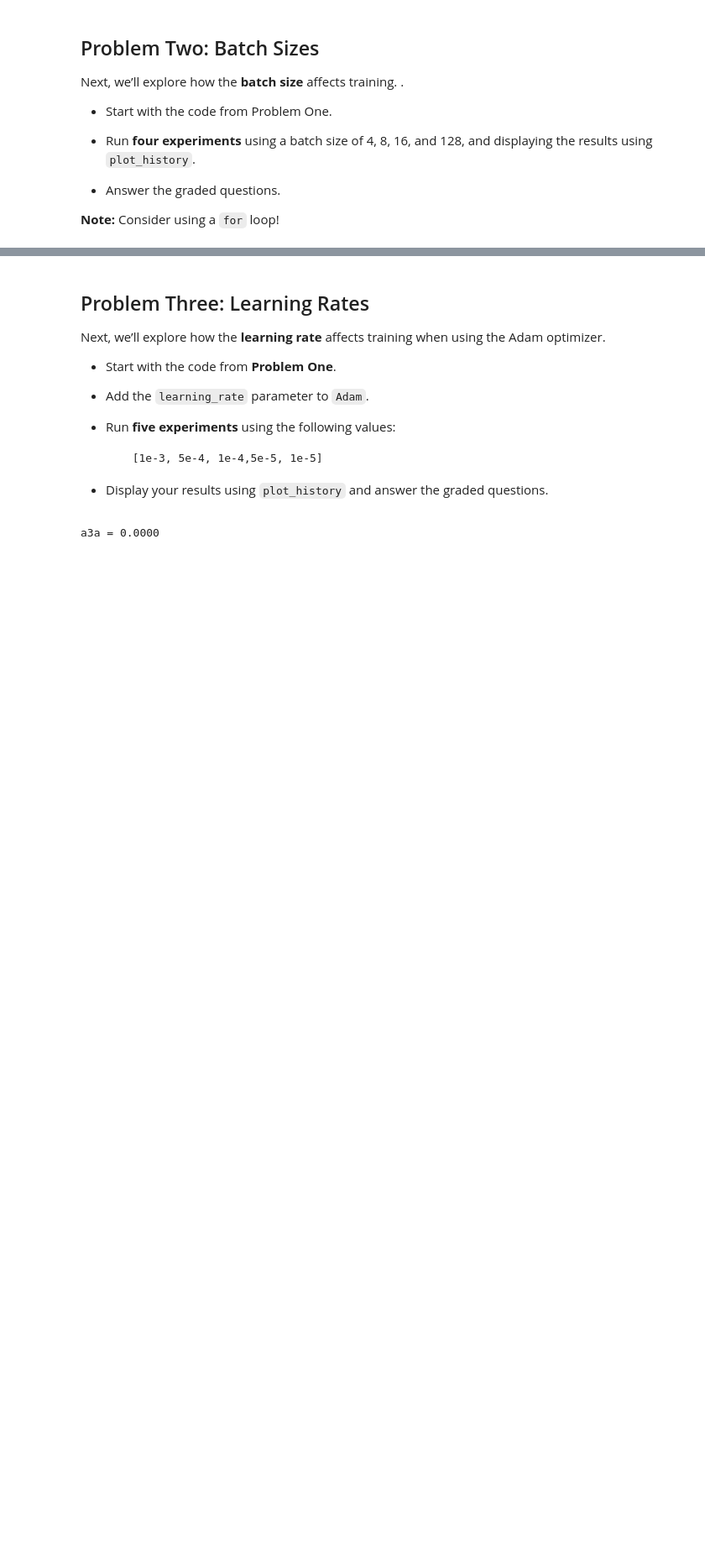
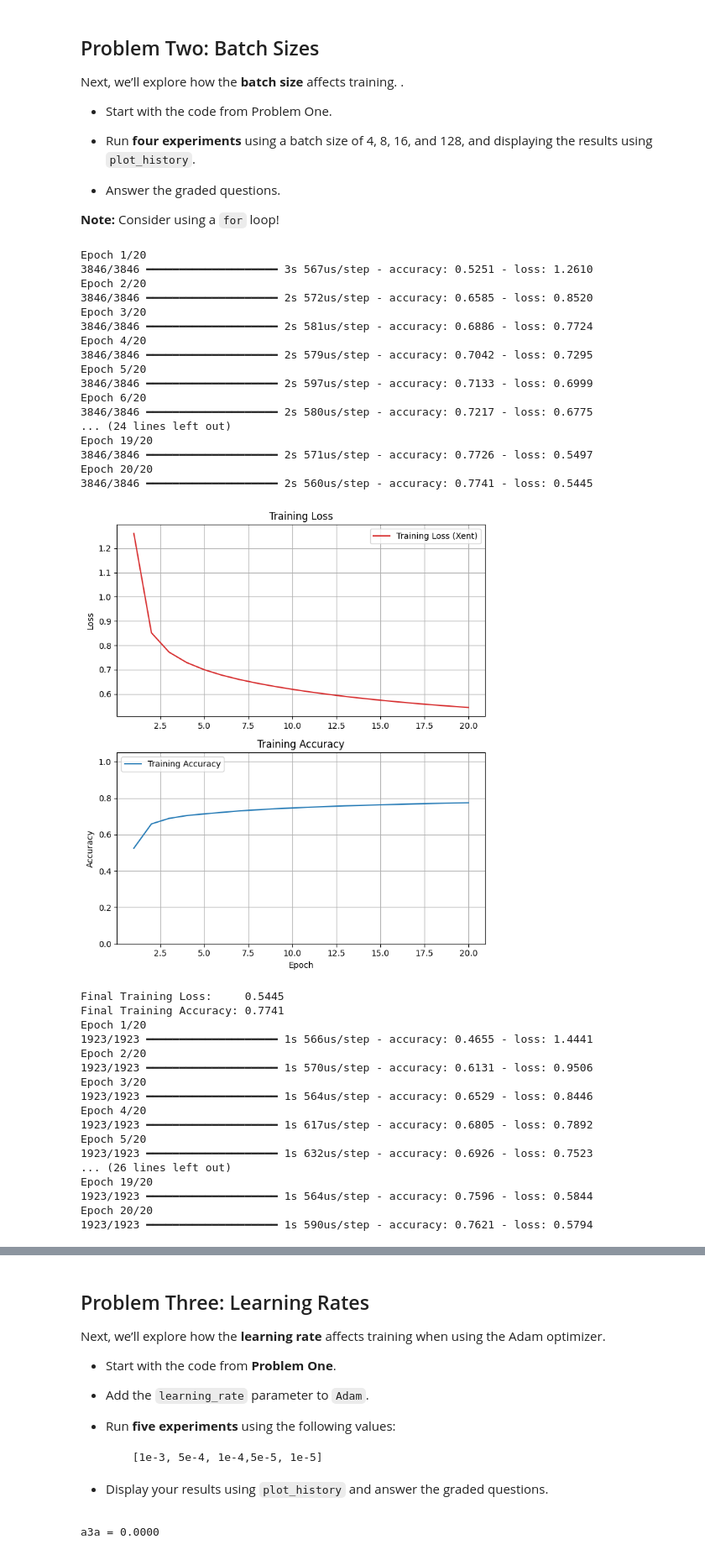
Before and after one commit to calebhadley1/Advanced_ML_and_AI_Coursework, a Jupyter notebook: Homework_02.ipynb, the cells around one changed output, grey strips where cells are left out. Shown at 84% size. Cells and saved outputs as stored; diff of their text form; code cells hidden in the pictures; blank space fills up the shorter version.

```diff
--- a/Homework_02.ipynb
+++ b/Homework_02.ipynb
@@ -248,0 +247,63 @@ Next, we’ll explore how the **batch size** affects training. .
+# %%
+# Your code here
+batch_sizes = [4, 8, 16, 128]
+final_epoch_training_acc = []
+for b in batch_sizes:
+    model_baseline = Sequential(
+        [
+        Input(shape=(X_train.shape[1],)),     # Explicit input layer
+        Dense(64, activation="relu"),
+        Dense(32, activation="relu"),
+        Dense(len(classes), activation='softmax') # 1 neuron per unique class since softmax outputs a probability distribution
+        ]
+    )
+    model_baseline.compile(
+        optimizer=Adam(learning_rate=0.0001),
+        loss='sparse_categorical_crossentropy',
+        metrics=['accuracy']
+    )
+
+    model_baseline_history = model_baseline.fit(
+        X_train_scaled,
+        y_train,
+        epochs=n_epochs,
+        batch_size=b
+    )
+    plot_history(model_baseline_history)
+    final_epoch_training_acc.append(model_baseline_history.history['accuracy'][-1])
+# %% [output]
+Epoch 1/20
+3846/3846 ━━━━━━━━━━━━━━━━━━━━ 3s 567us/step - accuracy: 0.5251 - loss: 1.2610
+Epoch 2/20
+3846/3846 ━━━━━━━━━━━━━━━━━━━━ 2s 572us/step - accuracy: 0.6585 - loss: 0.8520
+Epoch 3/20
+3846/3846 ━━━━━━━━━━━━━━━━━━━━ 2s 581us/step - accuracy: 0.6886 - loss: 0.7724
+Epoch 4/20
+3846/3846 ━━━━━━━━━━━━━━━━━━━━ 2s 579us/step - accuracy: 0.7042 - loss: 0.7295
+Epoch 5/20
+3846/3846 ━━━━━━━━━━━━━━━━━━━━ 2s 597us/step - accuracy: 0.7133 - loss: 0.6999
+Epoch 6/20
+3846/3846 ━━━━━━━━━━━━━━━━━━━━ 2s 580us/step - accuracy: 0.7217 - loss: 0.6775
+... (24 lines left out)
+Epoch 19/20
+3846/3846 ━━━━━━━━━━━━━━━━━━━━ 2s 571us/step - accuracy: 0.7726 - loss: 0.5497
+Epoch 20/20
+3846/3846 ━━━━━━━━━━━━━━━━━━━━ 2s 560us/step - accuracy: 0.7741 - loss: 0.5445
+[figure, added]
+Final Training Loss:     0.5445
+Final Training Accuracy: 0.7741
+Epoch 1/20
+1923/1923 ━━━━━━━━━━━━━━━━━━━━ 1s 566us/step - accuracy: 0.4655 - loss: 1.4441
+Epoch 2/20
+1923/1923 ━━━━━━━━━━━━━━━━━━━━ 1s 570us/step - accuracy: 0.6131 - loss: 0.9506
+Epoch 3/20
+1923/1923 ━━━━━━━━━━━━━━━━━━━━ 1s 564us/step - accuracy: 0.6529 - loss: 0.8446
+Epoch 4/20
+1923/1923 ━━━━━━━━━━━━━━━━━━━━ 1s 617us/step - accuracy: 0.6805 - loss: 0.7892
+Epoch 5/20
+1923/1923 ━━━━━━━━━━━━━━━━━━━━ 1s 632us/step - accuracy: 0.6926 - loss: 0.7523
+... (26 lines left out)
+Epoch 19/20
+1923/1923 ━━━━━━━━━━━━━━━━━━━━ 1s 564us/step - accuracy: 0.7596 - loss: 0.5844
+Epoch 20/20
+1923/1923 ━━━━━━━━━━━━━━━━━━━━ 1s 590us/step - accuracy: 0.7621 - loss: 0.5794
```
Also changed, not shown: parts of 14 cells of this notebook.
